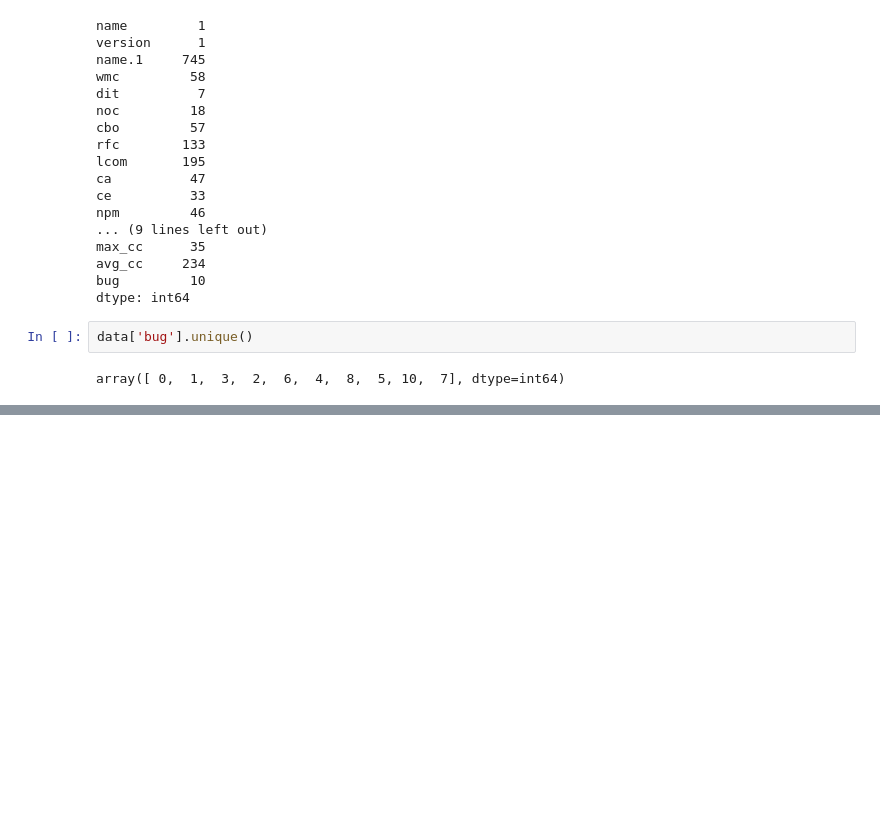
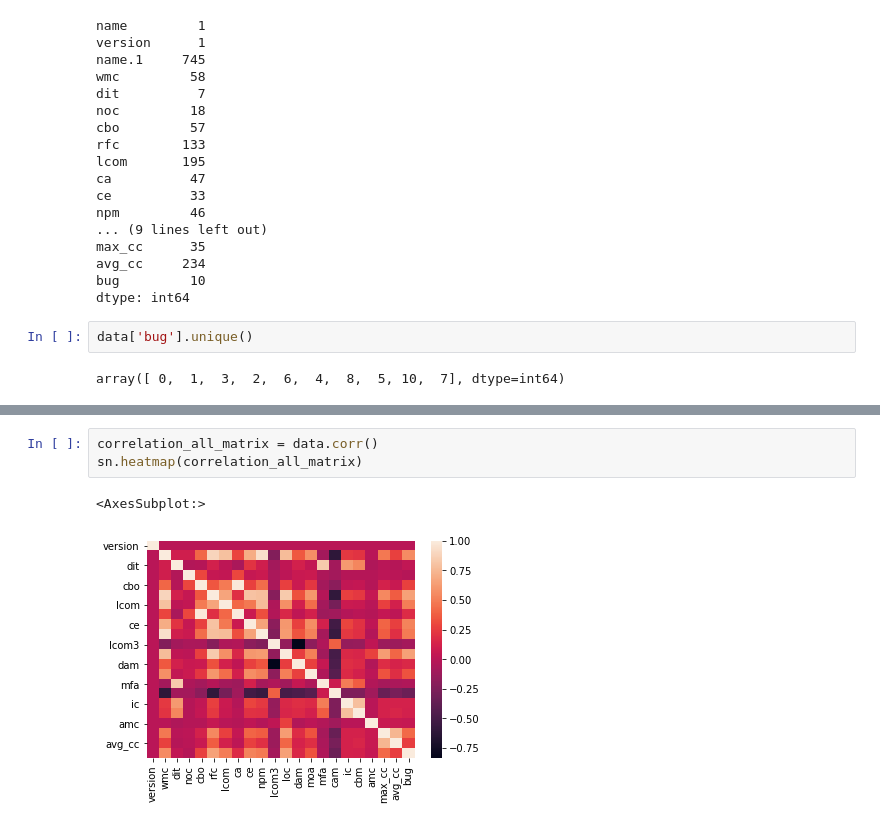
Before and after one commit to francobelloni85/UniSoftwareQualityExam, a Jupyter notebook: SoftwareQualityExam.ipynb, the cells around one changed output, grey strips where cells are left out. Saved outputs shown, nothing was run; the diff lists cells and outputs as text; blank space fills up the shorter version.

```diff
--- a/SoftwareQualityExam.ipynb
+++ b/SoftwareQualityExam.ipynb
@@ -81,0 +108,6 @@ array([ 0,  1,  3,  2,  6,  4,  8,  5, 10,  7], dtype=int64)
+# %%
+correlation_all_matrix = data.corr()
+sn.heatmap(correlation_all_matrix)
+# %% [output]
+<AxesSubplot:>
+[figure, added]
```
Also changed, not shown: parts of 41 cells of this notebook, 2 other files.
